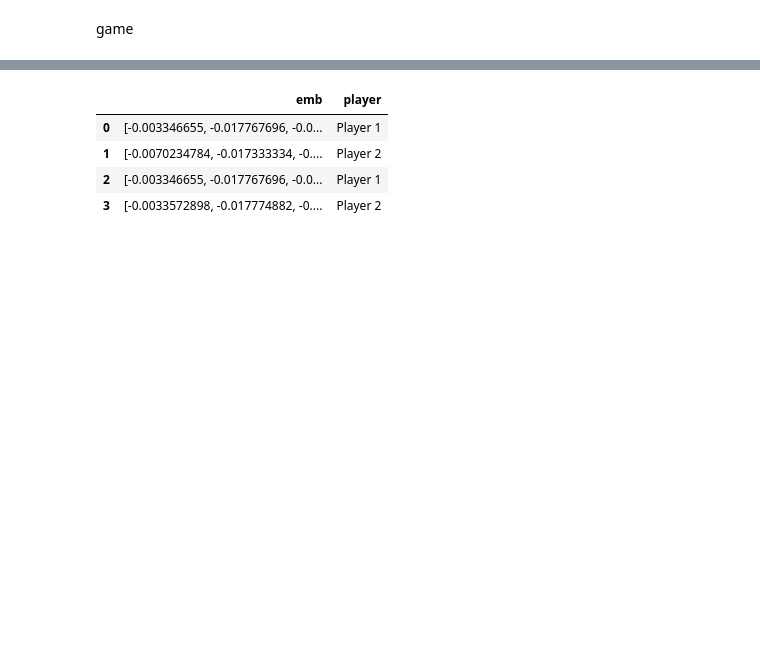
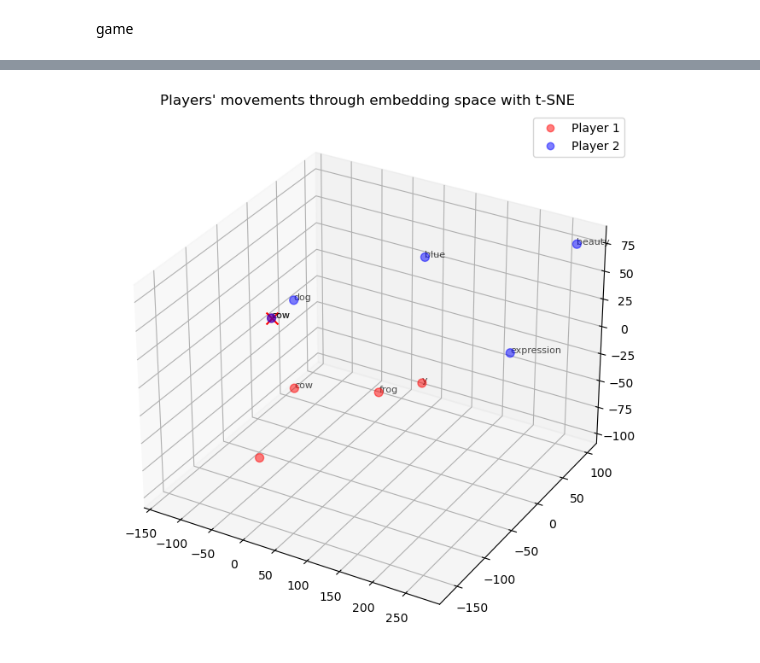
Before and after one commit to expofx/pairdle, a Jupyter notebook: pairdle.ipynb, the cells around one changed output, grey strips where cells are left out. Cells and saved outputs as stored; diff of their text form; code cells hidden in the pictures; blank space fills up the shorter version.

```diff
--- a/pairdle.ipynb
+++ b/pairdle.ipynb
@@ -88,8 +113,27 @@ plt.show()
-# %%
-df
-# %% [output]
-|  | emb | player |
-| 0 | [-0.003346655, -0.017767696, -0.0... | Player 1 |
-| 1 | [-0.0070234784, -0.017333334, -0.... | Player 2 |
-| 2 | [-0.003346655, -0.017767696, -0.0... | Player 1 |
-| 3 | [-0.0033572898, -0.017774882, -0.... | Player 2 |
+# %%
+from mpl_toolkits.mplot3d import Axes3D
+
+# Visualization with 3D t-SNE
+mat = np.array(df.emb.to_list())
+vis = TSNE(n_components=3, perplexity=min(5, turns - 1), random_state=42).fit_transform(mat)
+
+colors = ["red", "blue"]
+color_indices = df.player.map({'Player 1': 0, 'Player 2': 1}).values
+
+fig = plt.figure(figsize=(10, 8))
+ax = fig.add_subplot(111, projection='3d')
+scatter = ax.scatter(vis[:, 0], vis[:, 1], vis[:, 2], c=color_indices, cmap=matplotlib.colors.ListedColormap(colors), alpha=0.5, s=50)
+
+# Add word labels
+for i, word in enumerate(df.word):
+    ax.text(vis[i, 0], vis[i, 1], vis[i, 2], word, size=8, alpha=0.7)
+
+# Mark the winning point
+ax.scatter(vis[-2, 0], vis[-2, 1], vis[-2, 2], marker='x', color=colors[0], s=100)
+
+# Enhance appearance
+ax.set_title("Players' movements through embedding space with t-SNE")
+plt.legend(handles=scatter.legend_elements()[0], labels=['Player 1', 'Player 2'])
+plt.show()
+# %% [output]
+[figure, added]
```
Also changed, not shown: parts of 4 cells of this notebook.
